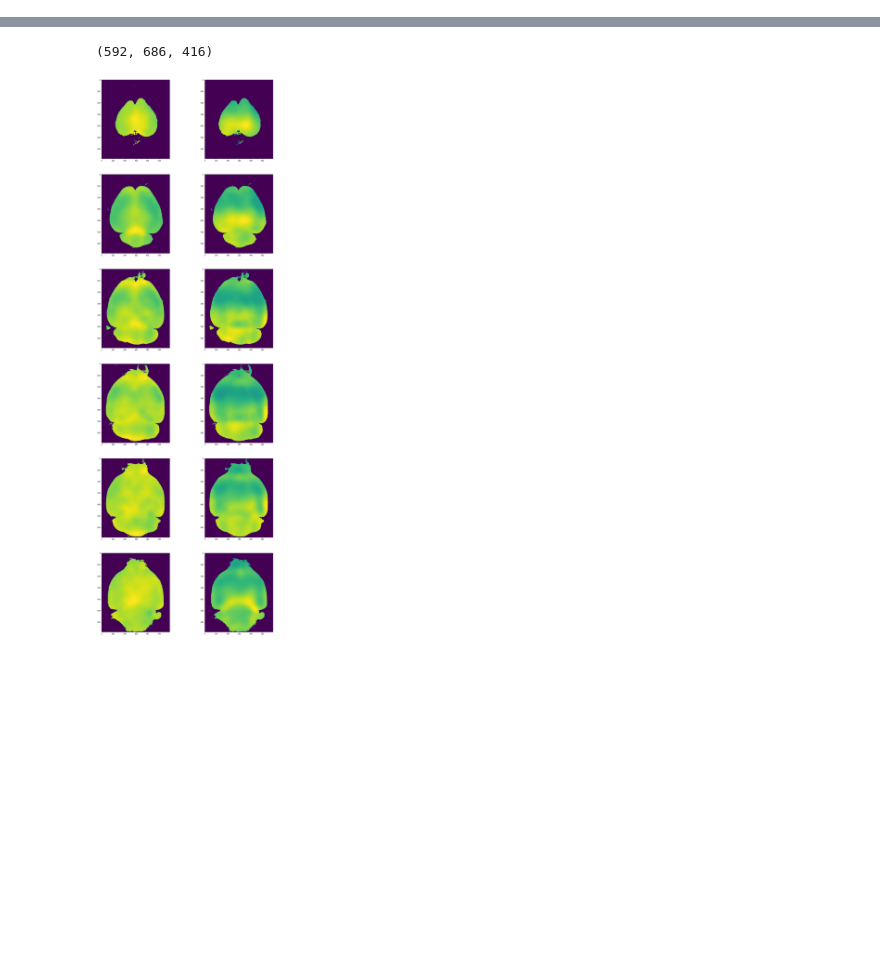
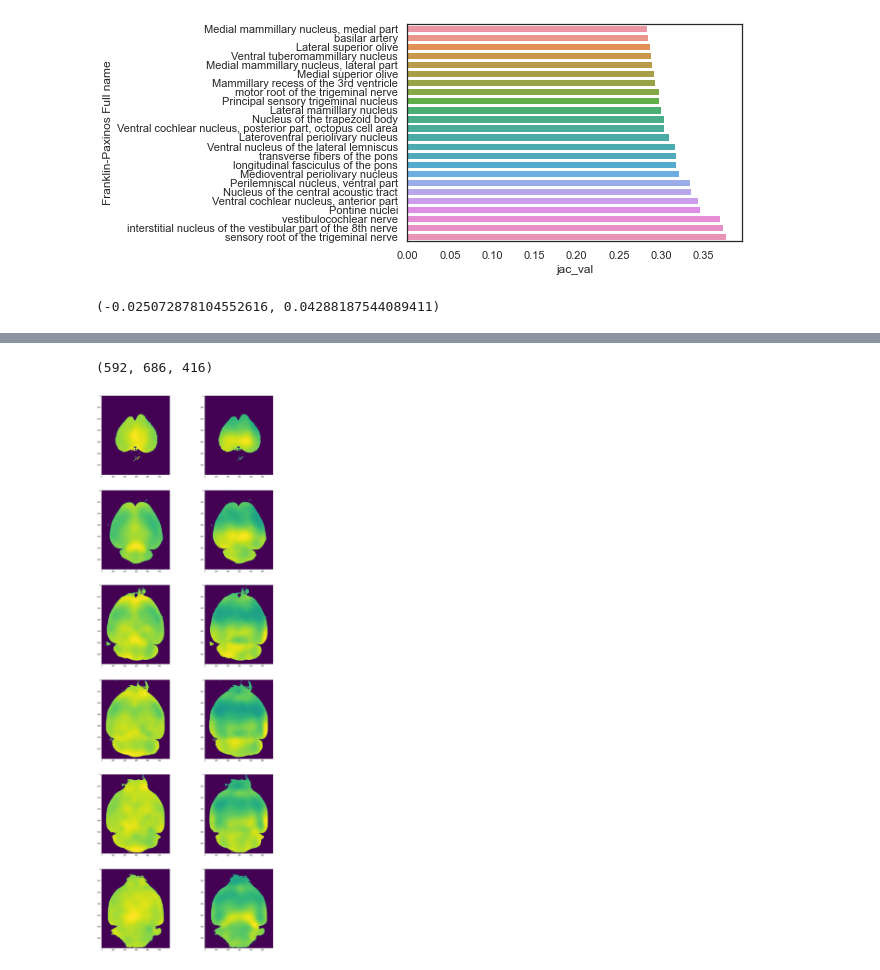
Before and after one commit to PrincetonUniversity/BrainPipe, a Jupyter notebook: tools/analysis/calculating_sexual-dimorphisms.ipynb, the cells around one changed output, grey strips where cells are left out. Saved outputs shown, nothing was run; the diff lists cells and outputs as text; code cells hidden in the pictures; blank space fills up the shorter version.

```diff
--- a/tools/analysis/calculating_sexual-dimorphisms.ipynb
+++ b/tools/analysis/calculating_sexual-dimorphisms.ipynb
@@ -14,0 +190,6 @@ from scipy import ndimage
+# %%
+sns.set(font_scale=1,style='white')
+sns.barplot(data=dfpt18,x='jac_val',y='Franklin-Paxinos Full name')
+plt.show()
+# %% [output]
+[figure, added]
@@ -14,0 +209,5 @@ from scipy import ndimage
+# %%
+a=jacvals.dropna()
+st.t.interval(0.995, len(a)-1, loc=np.mean(a), scale=st.sem(a))
+# %% [output]
+(-0.025072878104552616, 0.04288187544089411)
```
Also changed, not shown: parts of 30 cells of this notebook, 2 other files.
